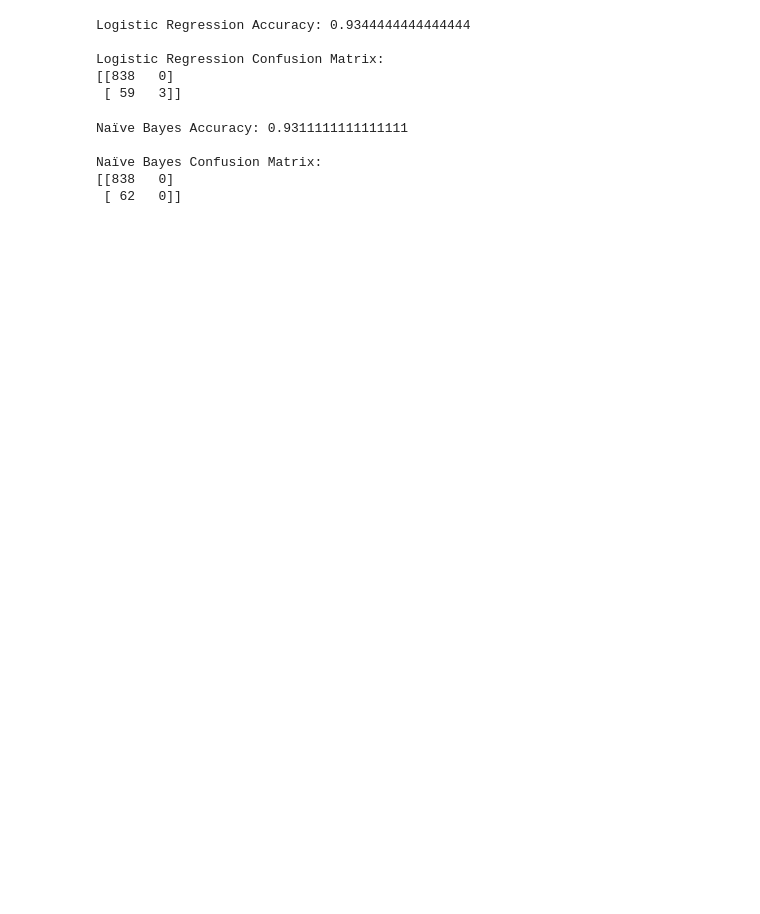
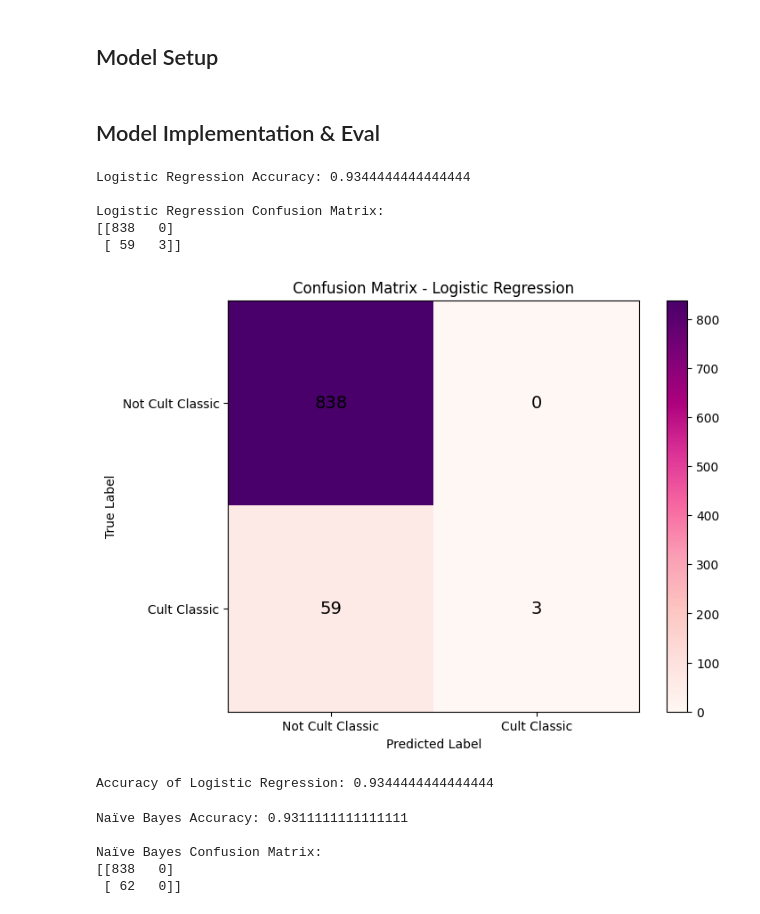
Before and after one commit to KenzieHensel/Project, a Jupyter notebook: Module_3/Logistic_Regression.ipynb, the cells around one changed output. Cells and saved outputs as stored; diff of their text form; code cells hidden in the pictures; blank space fills up the shorter version.

```diff
--- a/Module_3/Logistic_Regression.ipynb
+++ b/Module_3/Logistic_Regression.ipynb
@@ -17,6 +20,8 @@ df['cult_classic'] = (df['average_rating'] > 8) & (df['users_rated'] < 5000)
 # Selecting features and target
 X = df[['average_rating', 'users_rated']]  # Features for classification
 y = df['cult_classic']  # Target label
+# %% [markdown]
+## Model Setup
 # %%
 # Splitting the dataset into training and testing sets (70% training, 30% testing)
 X_train, X_test, y_train, y_test = train_test_split(X, y, test_size=0.3, random_state=42)
@@ -25,6 +30,8 @@ X_train, X_test, y_train, y_test = train_test_split(X, y, test_size=0.3, random_
 log_transformer = FunctionTransformer(func=lambda x: np.log1p(x), validate=False)
 X_train_log = log_transformer.fit_transform(X_train)
 X_test_log = log_transformer.transform(X_test)
+# %% [markdown]
+## Model Implementation & Eval
 # %%
 # Logistic Regression
 logreg = LogisticRegression()
@@ -46,6 +53,32 @@ Logistic Regression Accuracy: 0.9344444444444444
 Logistic Regression Confusion Matrix:
 [[838   0]
  [ 59   3]]
+# %%
+# Confusion Matrix for Logistic Regression
+conf_matrix_logreg = confusion_matrix(y_test, y_pred_logreg)
+
+plt.figure(figsize=(8, 6))
+plt.imshow(conf_matrix_logreg, cmap='RdPu', interpolation='nearest')
+plt.title('Confusion Matrix - Logistic Regression')
+plt.colorbar()
+tick_marks = np.arange(2)  # Two classes: 0 (not_cult_classic) and 1 (cult_classic)
+plt.xticks(tick_marks, ['Not Cult Classic', 'Cult Classic'])
+plt.yticks(tick_marks, ['Not Cult Classic', 'Cult Classic'])
+plt.xlabel('Predicted Label')
+plt.ylabel('True Label')
+
+# Annotating the confusion matrix with values
+for i in range(2):
+    for j in range(2):
+        plt.text(j, i, str(conf_matrix_logreg[i, j]), horizontalalignment='center', verticalalignment='center', fontsize=14)
+
+plt.savefig('confusion_matrix_logistic_regression.png')
+plt.show()
+# Print the accuracy
+print("Accuracy of Logistic Regression:", accuracy_score(y_test, y_pred_logreg))
+# %% [output]
+[figure, added]
+Accuracy of Logistic Regression: 0.9344444444444444
 # %%
 # Evaluating the models
 print("Naïve Bayes Accuracy:", accuracy_score(y_test, y_pred_nb))
```
Also changed, not shown: parts of 3 cells of this notebook, 2 other files.
